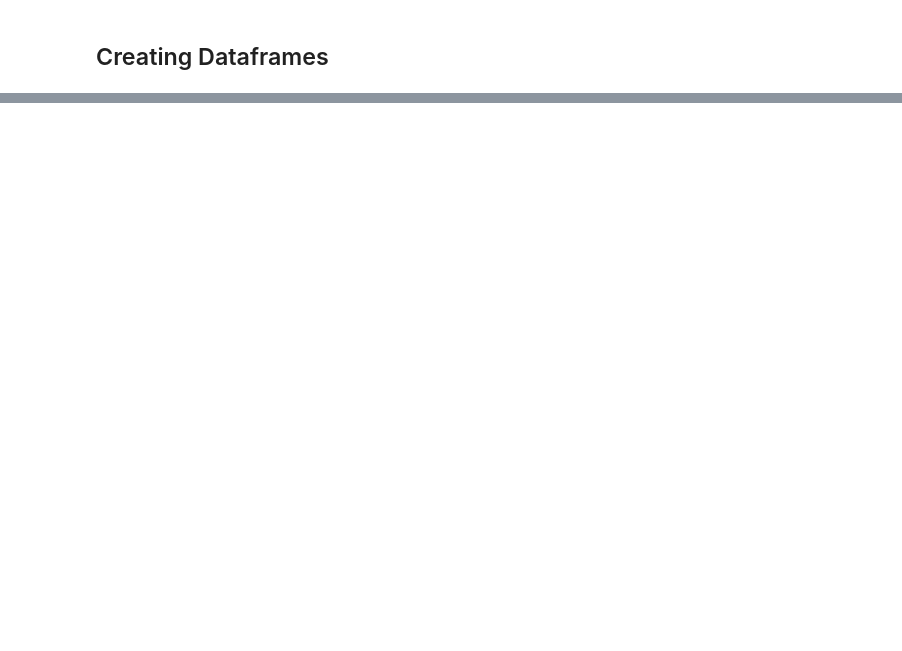
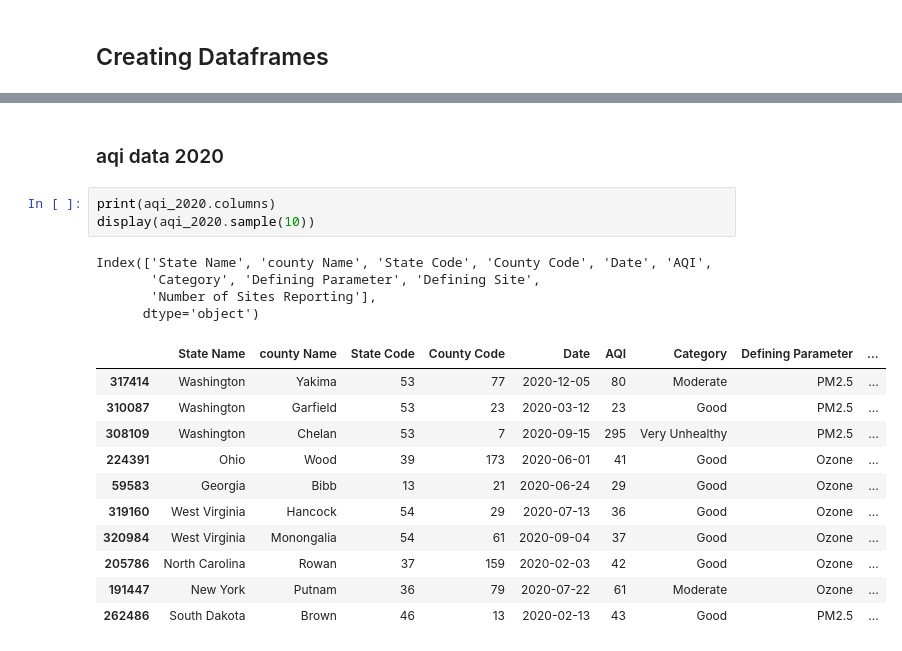
Before and after one commit to annamarieweber/AQI-predictor, a Jupyter notebook: final-project-notebook.ipynb, the cells around one changed output, grey strips where cells are left out. Saved outputs shown, nothing was run; the diff lists cells and outputs as text; blank space fills up the shorter version.

```diff
--- a/final-project-notebook.ipynb
+++ b/final-project-notebook.ipynb
@@ -121,0 +302,21 @@ for k, v in file_dict.items():
+# %% [markdown]
+### aqi data 2020
+# %%
+print(aqi_2020.columns)
+display(aqi_2020.sample(10))
+# %% [output]
+Index(['State Name', 'county Name', 'State Code', 'County Code', 'Date', 'AQI',
+       'Category', 'Defining Parameter', 'Defining Site',
+       'Number of Sites Reporting'],
+      dtype='object')
+|  | State Name | county Name | State Code | County Code | Date | AQI | Category | Defining Parameter | ... |
+| 317414 | Washington | Yakima | 53 | 77 | 2020-12-05 | 80 | Moderate | PM2.5 | ... |
+| 310087 | Washington | Garfield | 53 | 23 | 2020-03-12 | 23 | Good | PM2.5 | ... |
+| 308109 | Washington | Chelan | 53 | 7 | 2020-09-15 | 295 | Very Unhealthy | PM2.5 | ... |
+| 224391 | Ohio | Wood | 39 | 173 | 2020-06-01 | 41 | Good | Ozone | ... |
+| 59583 | Georgia | Bibb | 13 | 21 | 2020-06-24 | 29 | Good | Ozone | ... |
+| 319160 | West Virginia | Hancock | 54 | 29 | 2020-07-13 | 36 | Good | Ozone | ... |
+| 320984 | West Virginia | Monongalia | 54 | 61 | 2020-09-04 | 37 | Good | Ozone | ... |
+| 205786 | North Carolina | Rowan | 37 | 159 | 2020-02-03 | 42 | Good | Ozone | ... |
+| 191447 | New York | Putnam | 36 | 79 | 2020-07-22 | 61 | Moderate | Ozone | ... |
+| 262486 | South Dakota | Brown | 46 | 13 | 2020-02-13 | 43 | Good | PM2.5 | ... |
```
Also changed, not shown: parts of 17 cells of this notebook.
